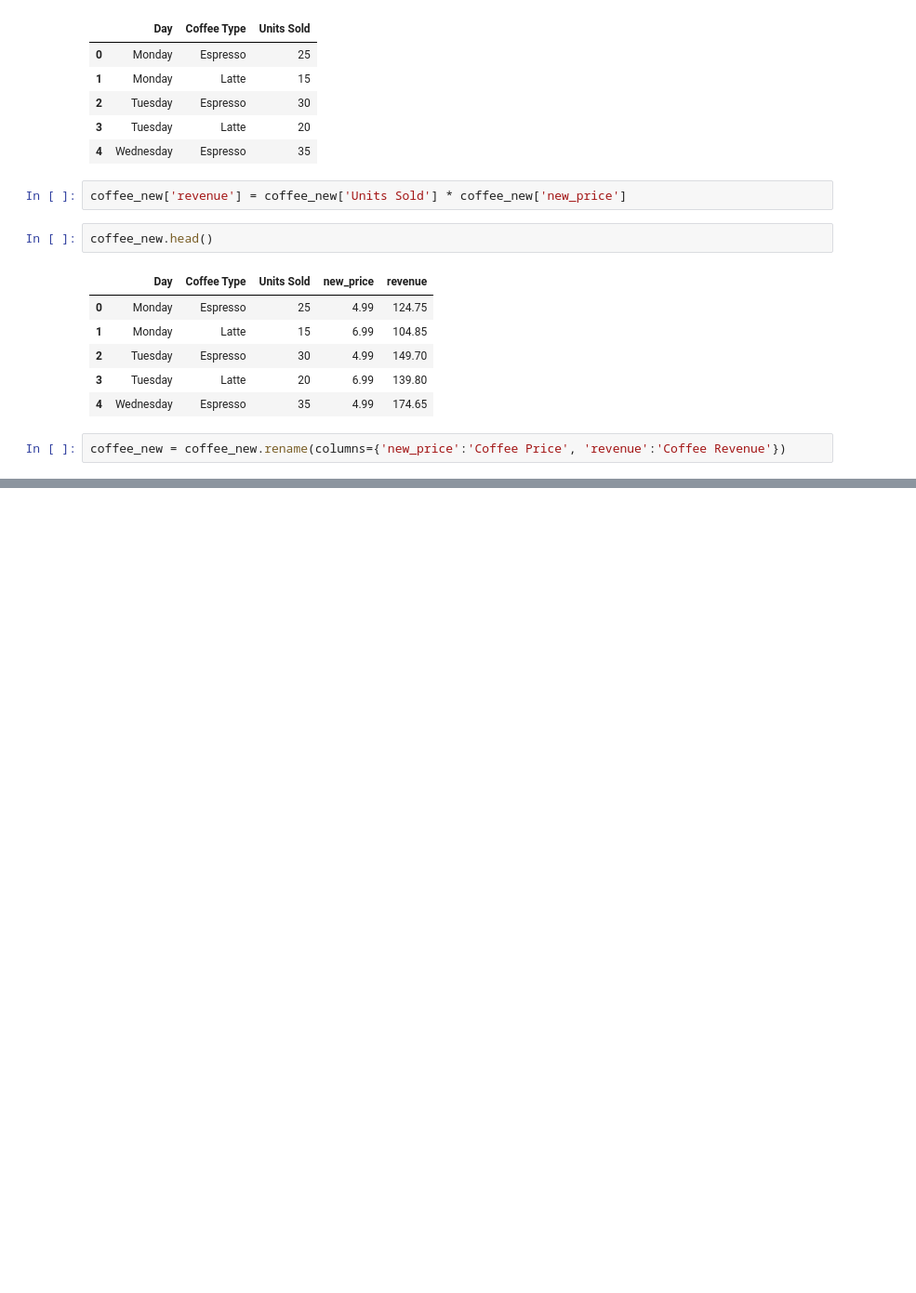
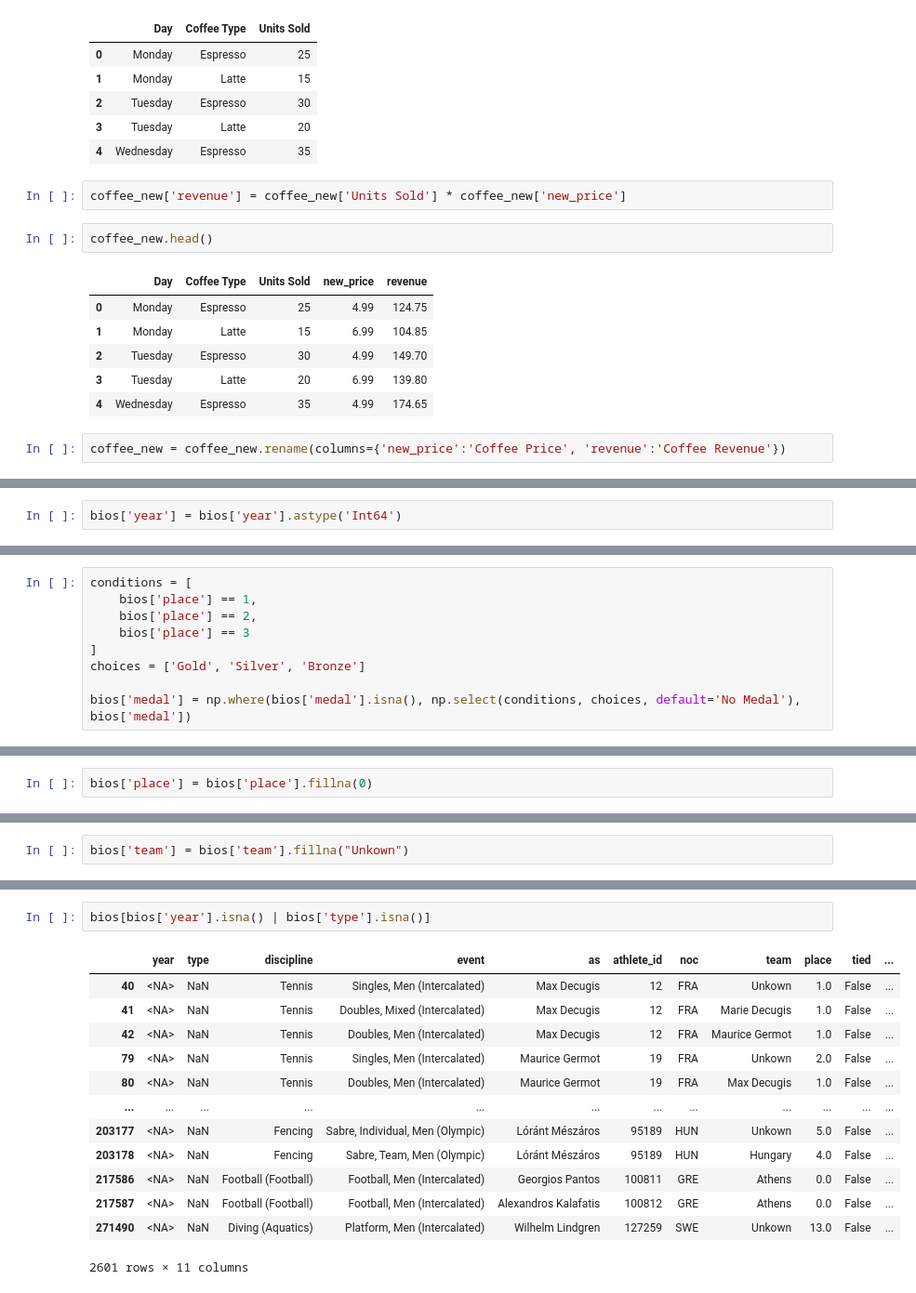
Before and after one commit to theaditya24/COMPLETE-PYTHON-FOR-DATA-ANALYTICS, a Jupyter notebook: Pandas Revision.ipynb, the cells around one changed output, grey strips where cells are left out. Shown at 93% size. Drawn from its saved outputs; the diff is of its cells as text; blank space fills up the shorter version.

```diff
--- a/Pandas Revision.ipynb
+++ b/Pandas Revision.ipynb
@@ -362,0 +374,2 @@ coffee_new.head()
+# %%
+bios['year'] = bios['year'].astype('Int64')
@@ -362,0 +441,9 @@ coffee_new.head()
+# %%
+conditions = [
+    bios['place'] == 1,
+    bios['place'] == 2,
+    bios['place'] == 3
+]
+choices = ['Gold', 'Silver', 'Bronze']
+
+bios['medal'] = np.where(bios['medal'].isna(), np.select(conditions, choices, default='No Medal'), bios['medal'])
@@ -362,0 +454,2 @@ coffee_new.head()
+# %%
+bios['place'] = bios['place'].fillna(0)
@@ -362,0 +510,2 @@ coffee_new.head()
+# %%
+bios['team'] = bios['team'].fillna("Unkown")
@@ -362,0 +561,16 @@ coffee_new.head()
+# %%
+bios[bios['year'].isna() | bios['type'].isna()]
+# %% [output]
+|  | year | type | discipline | event | as | athlete_id | noc | team | place | tied | ... |
+| 40 | <NA> | NaN | Tennis | Singles, Men (Intercalated) | Max Decugis | 12 | FRA | Unkown | 1.0 | False | ... |
+| 41 | <NA> | NaN | Tennis | Doubles, Mixed (Intercalated) | Max Decugis | 12 | FRA | Marie Decugis | 1.0 | False | ... |
+| 42 | <NA> | NaN | Tennis | Doubles, Men (Intercalated) | Max Decugis | 12 | FRA | Maurice Germot | 1.0 | False | ... |
+| 79 | <NA> | NaN | Tennis | Singles, Men (Intercalated) | Maurice Germot | 19 | FRA | Unkown | 2.0 | False | ... |
+| 80 | <NA> | NaN | Tennis | Doubles, Men (Intercalated) | Maurice Germot | 19 | FRA | Max Decugis | 1.0 | False | ... |
+| ... | ... | ... | ... | ... | ... | ... | ... | ... | ... | ... | ... |
+| 203177 | <NA> | NaN | Fencing | Sabre, Individual, Men (Olympic) | Lóránt Mészáros | 95189 | HUN | Unkown | 5.0 | False | ... |
+| 203178 | <NA> | NaN | Fencing | Sabre, Team, Men (Olympic) | Lóránt Mészáros | 95189 | HUN | Hungary | 4.0 | False | ... |
+| 217586 | <NA> | NaN | Football (Football) | Football, Men (Intercalated) | Georgios Pantos | 100811 | GRE | Athens | 0.0 | False | ... |
+| 217587 | <NA> | NaN | Football (Football) | Football, Men (Intercalated) | Alexandros Kalafatis | 100812 | GRE | Athens | 0.0 | False | ... |
+| 271490 | <NA> | NaN | Diving (Aquatics) | Platform, Men (Intercalated) | Wilhelm Lindgren | 127259 | SWE | Unkown | 13.0 | False | ... |
+2601 rows × 11 columns
```
Also changed, not shown: parts of 51 cells of this notebook.
